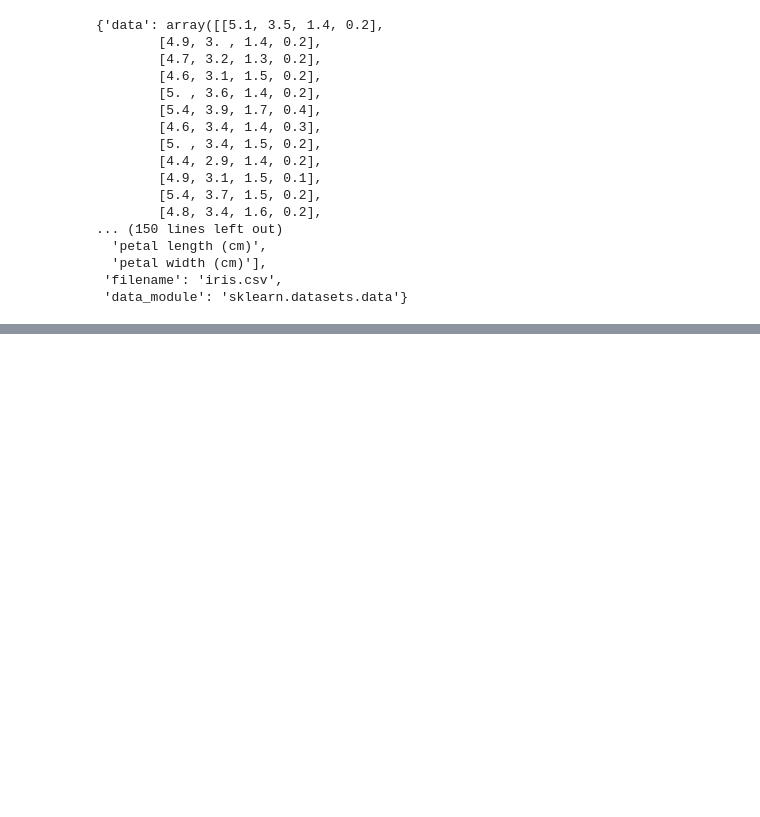
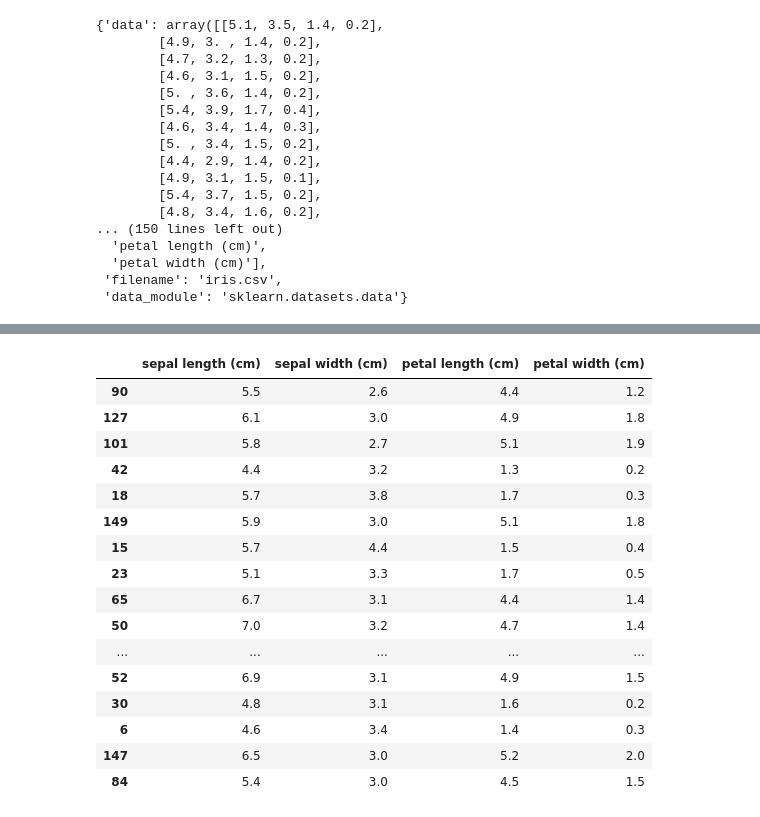
Before and after one commit to JinLeeGG/AI_Project_Preparation, a Jupyter notebook: 3. Data Analysis/08. Scikit-learn/8_Scikit_learn.ipynb, the cells around one changed output, grey strips where cells are left out. Saved outputs shown, nothing was run; the diff lists cells and outputs as text; code cells hidden in the pictures; blank space fills up the shorter version.

```diff
--- a/3. Data Analysis/08. Scikit-learn/8_Scikit_learn.ipynb
+++ b/3. Data Analysis/08. Scikit-learn/8_Scikit_learn.ipynb
@@ -39,0 +107,5 @@ iris
+# %%
+import pandas as pd
+# 판다스 데이타프레임으로 변환
+df_iris = pd.DataFrame(data, columns=feature_names)
+df_iris
@@ -39,0 +126,4 @@ iris
+# %%
+# 정답은 0, 1, 2로 이루어져있다 (classification)
+target = iris['target']
+target # 종속 변수
@@ -39,0 +142,4 @@ iris
+# %%
+# 독립변수, 종속변수 합치기
+df_iris['target'] = target
+df_iris
@@ -39,0 +162,14 @@ iris
+# %%
+# 데이터를 섞어서 Train data, Test data로 나눠주는 과정.
+
+# X_train, X_test : x, y 축이 있는 데이터 (행 열 2차원 데이터)
+# y_train, y_test : Vector 값
+
+X_train, X_test, y_train, y_test = train_test_split(
+    df_iris.drop('target', axis=1), # target(정답)을 제거시키고 axis를 1로 설정 (독립변수만 설정)
+    df_iris['target'], # 두번째 parameter 는 종속변수를 넣는다.
+    test_size=0.2, # 20% 를 테스트 데이터로 사용한다.
+
+    # 이걸 이렇게 설정하지 않으면 그때마다 데이터가 랜덤하게 섞여서 결과값이 달라질수 있다.
+    random_state=2026 # 데이터가 일관성있게 섞인다. (2025를 다음번에도 넣으면 똑같게 섞인다.)
+)
@@ -39,0 +192,20 @@ iris
+# %%
+X_test # test에 사용될 데이터 30개
+# %% [output]
+|  | sepal length (cm) | sepal width (cm) | petal length (cm) | petal width (cm) |
+| 90 | 5.5 | 2.6 | 4.4 | 1.2 |
+| 127 | 6.1 | 3.0 | 4.9 | 1.8 |
+| 101 | 5.8 | 2.7 | 5.1 | 1.9 |
+| 42 | 4.4 | 3.2 | 1.3 | 0.2 |
+| 18 | 5.7 | 3.8 | 1.7 | 0.3 |
+| 149 | 5.9 | 3.0 | 5.1 | 1.8 |
+| 15 | 5.7 | 4.4 | 1.5 | 0.4 |
+| 23 | 5.1 | 3.3 | 1.7 | 0.5 |
+| 65 | 6.7 | 3.1 | 4.4 | 1.4 |
+| 50 | 7.0 | 3.2 | 4.7 | 1.4 |
+| ... | ... | ... | ... | ... |
+| 52 | 6.9 | 3.1 | 4.9 | 1.5 |
+| 30 | 4.8 | 3.1 | 1.6 | 0.2 |
+| 6 | 4.6 | 3.4 | 1.4 | 0.3 |
+| 147 | 6.5 | 3.0 | 5.2 | 2.0 |
+| 84 | 5.4 | 3.0 | 4.5 | 1.5 |
```
Also changed, not shown: parts of 25 cells of this notebook.
